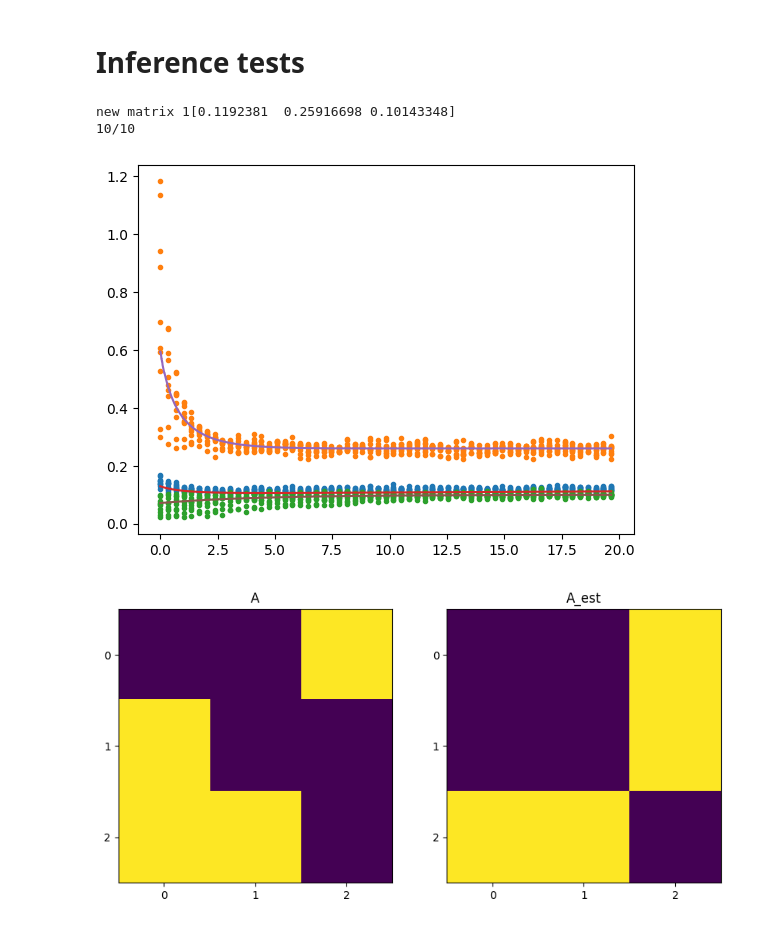
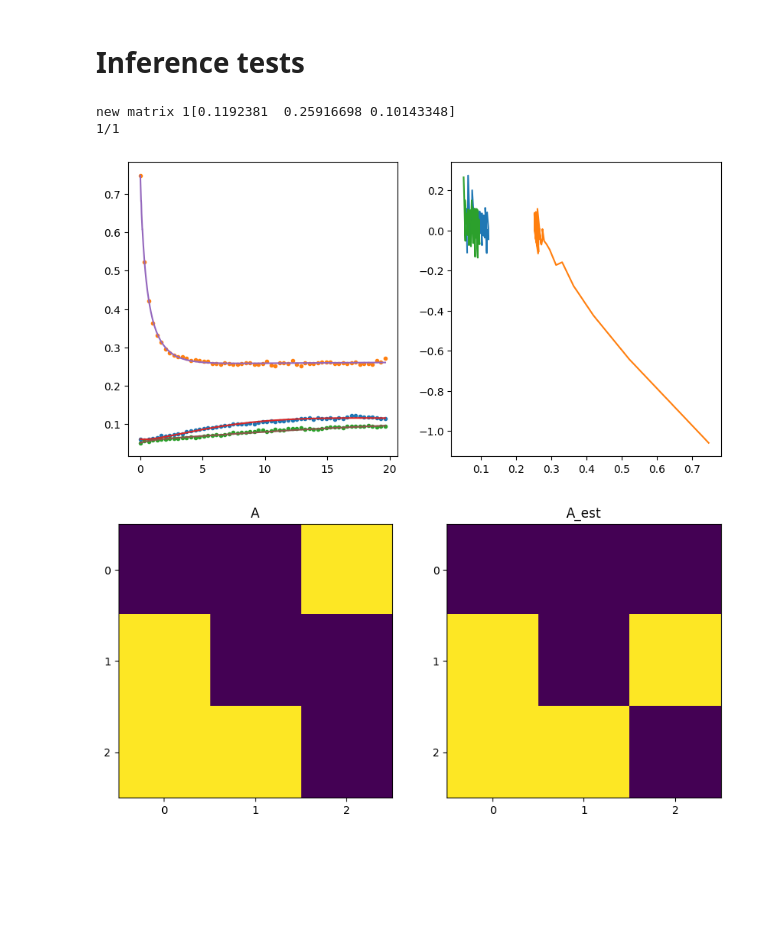
Before and after one commit to joaovaleriano/gLV_OED, a Jupyter notebook: notebooks/inference_tests.ipynb, the cells around one changed output. Drawn from its saved outputs; the diff is of its cells as text; code cells hidden in the pictures; blank space fills up the shorter version.

```diff
--- a/notebooks/inference_tests.ipynb
+++ b/notebooks/inference_tests.ipynb
@@ -23,39 +24,48 @@ A = p[n:].reshape((n, n))
 x_eq = -np.linalg.inv(A)@r
 print(x_eq)
 
-np.random.seed(12)
-init_perturb = np.random.choice([-1., 1.], n)
-init_perturb[init_perturb<0] *= np.random.uniform(0, 0.95, (init_perturb<0).sum())
-init_perturb[init_perturb>0] *= np.random.uniform(0, 5, (init_perturb>0).sum())
-# perturb_scale_list = np.array([0.3, 0.5, 0.8, 1.])
-perturb_scale_list = np.random.uniform(0, 1, 10)
-t_samp_list = np.linspace(0, 20, 60).reshape((1,-1))
-meas_noise_list = np.array([0.05])
-repetitions = 1
-
 env_noise = 0.02
 t0 = 0
 dt = 1e-2
 
+np.random.seed(123)
+init_perturb = np.random.choice([-1., 1.], n)
+# init_perturb = -np.ones(n)
+init_perturb[init_perturb<0] *= np.random.uniform(0.99, 1., (init_perturb<0).sum())
+init_perturb[init_perturb>0] *= np.random.uniform(0.8, 5, (init_perturb>0).sum())
+# perturb_scale_list = np.array([0.3, 0.5, 0.8, 1.])
+perturb_scale_list = np.random.uniform(0, 1, 1)
+t_samp_list = np.linspace(0, 20, 60).reshape((1,-1))
+# t_samp_list = np.arange(0, 20+dt, dt)
+meas_noise_list = np.array([0.01])
+repetitions = 1
+
 replicates = gen_replicates(p, env_noise, init_perturb, perturb_scale_list, t0, dt, t_samp_list, meas_noise_list, repetitions, seed=0, scale_meas_noise_by_abund=True)
 # %% [output]
 new matrix 1[0.1192381  0.25916698 0.10143348]
-10/10
+1/1
 # %%
+add_log_glv_rhs(replicates)
+
 t = replicates.dropna()["time"].values
 y = replicates.dropna()[[i for i in replicates.columns if i[:2]=="sp"]].values
+dlogydt = replicates.dropna()[[i for i in replicates.columns if i[:6]=="dlogsp"]].values
 
-r_est, A_est = fit_elasticnet_cv(replicates, "geom")
+r_est, A_est = fit_ridge_cv(replicates, "geom")
 p_est = np.concatenate((r_est, A_est.flatten()))
 
 t_pred = np.arange(t[0], t[-1], dt)
 y_pred = euler_maruyama(glv, t[0], y[0], p_est, 0, dt, t_pred)
 
+plt.subplots(1, 2, figsize=(10, 5))
+plt.subplot(1, 2, 1)
 plt.plot(t, y, ".")
 plt.plot(t_pred, y_pred)
+plt.subplot(1, 2, 2)
+plt.plot(y, dlogydt)
 plt.show()
 # %% [output]
-[figure, old version]
+[figure, new version]
 # %%
 plt.subplots(1, 2, figsize=(10, 5))
 
@@ -72,4 +82,4 @@ plt.yticks(np.arange(n))
 plt.title("A_est")
 plt.show()
 # %% [output]
-[figure, old version]
+[figure, new version]
```
Also changed, not shown: parts of 1 cell of this notebook, 1 other file.
